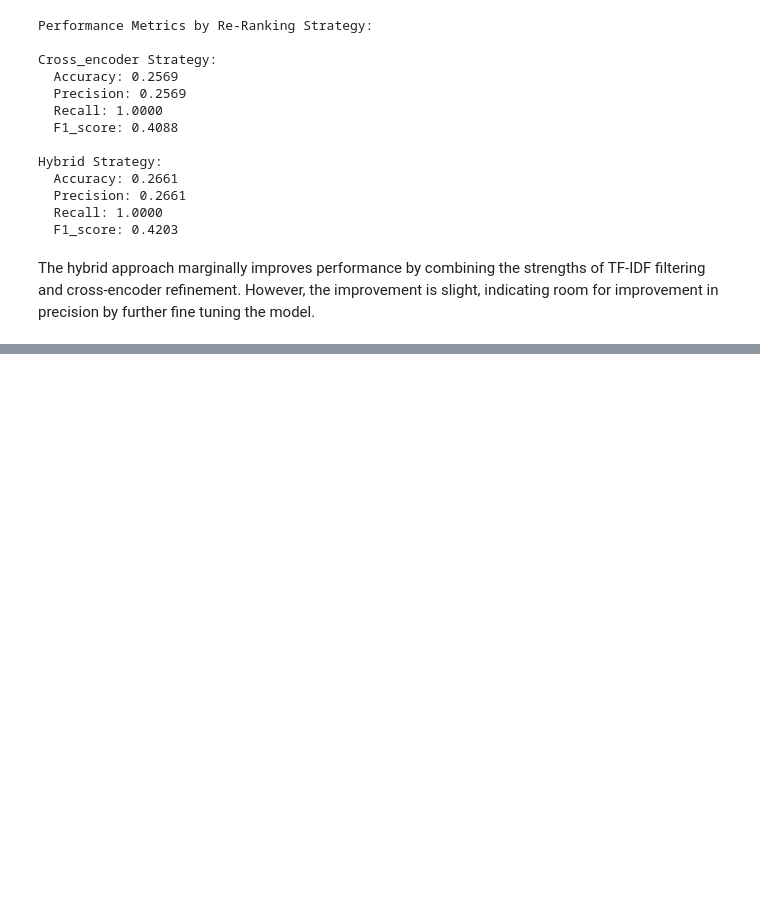
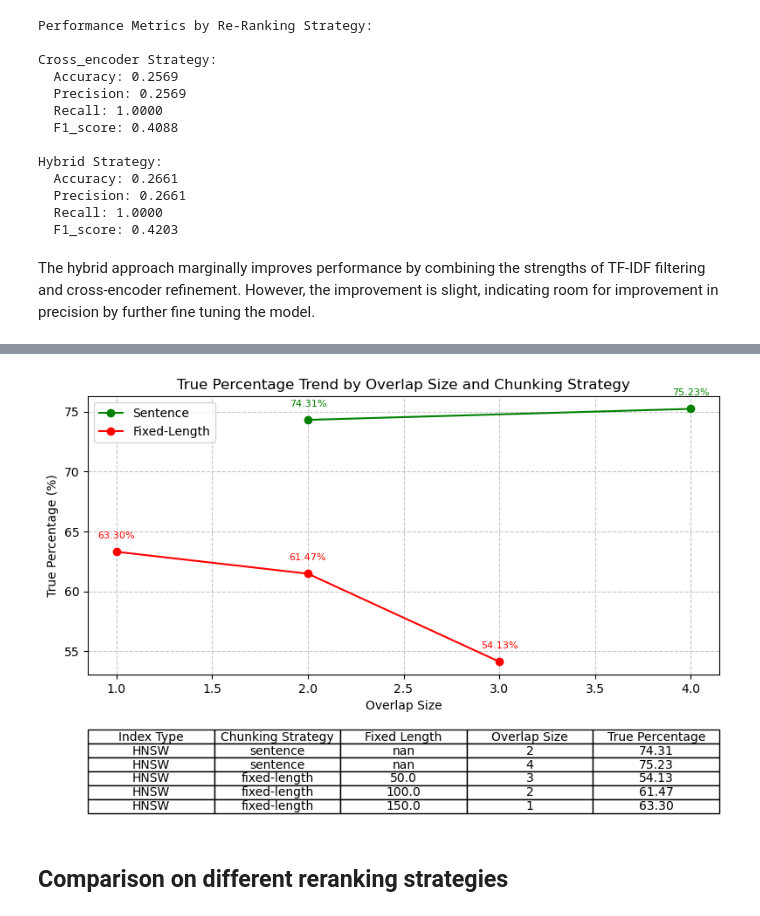
Before and after one commit to Scarlettlett/TextWave, a Jupyter notebook: textwave/notebooks/reranker_analysis.ipynb, the cells around one changed output, grey strips where cells are left out. Cells and saved outputs as stored; diff of their text form; code cells hidden in the pictures; blank space fills up the shorter version.

```diff
--- a/textwave/notebooks/reranker_analysis.ipynb
+++ b/textwave/notebooks/reranker_analysis.ipynb
@@ -288,7 +304,7 @@ sample_faiss_path = "..\\storage\\index\\faiss_index_corpus.bin"
 sample_metadata_path = "..\\storage\\index\\metadata_corpus.pkl"
 # %%
 # Initiate pipeline on corpus
-pipeline = Pipeline(index_type='brute_force')
+pipeline = Pipeline(index_type='brute_force', rerank_type="hybrid", temperature=0.2)
 # %%
 # Preprocess the document and save the index
 pipeline.preprocess_corpus(sample_corpus_path, chunking_strategy='sentence', fixed_length=None, overlap_size=2)
@@ -417,0 +483,6 @@ The hybrid approach marginally improves performance by combining the strengths o
+# %%
+# Test for different index type; Using low temperature, k=5, and rerank_type=hybrid
+index_types = ['IVF', 'brute_force', 'HNSW']
+k = 5
+temperature=0.3
+generator_model="mistral-large-latest"
@@ -417,0 +586,8 @@ The hybrid approach marginally improves performance by combining the strengths o
+# %%
+# Test for different chunking strategies
+chunking_strategies = ['sentence', 'sentence','fixed-length','fixed-length','fixed-length']
+fixed_length = [None,None,50,100,150]
+overlap_size = [2,4,3,2,1]
+k = 5
+temperature=0.3
+generator_model="mistral-large-latest"
@@ -417,0 +661,61 @@ The hybrid approach marginally improves performance by combining the strengths o
+# %%
+# Load the CSV file
+data = pd.read_csv(performance_data_path).iloc[3:9]
+
+# Format the true percentage column to 2 decimal places
+data['true_percentage'] = data['true_percentage'].apply(lambda x: f"{x:.2f}")
+
+# Separate the data based on chunking strategy
+sentence_data = data[data['chunking_strategy'] == 'sentence']
+fixed_length_data = data[data['chunking_strategy'] == 'fixed-length']
+
+# Plotting the trend lines
+plt.figure(figsize=(8, 6))
+plt.plot(
+    sentence_data['overlap_size'], sentence_data['true_percentage'].astype(float),
+    marker='o', linestyle='-', color='green', label='Sentence'
+)
+plt.plot(
+    fixed_length_data['overlap_size'], fixed_length_data['true_percentage'].astype(float),
+    marker='o', linestyle='-', color='red', label='Fixed-Length'
+)
+
+# Adding data labels for each point
+for x, y in zip(sentence_data['overlap_size'], sentence_data['true_percentage'].astype(float)):
+    plt.text(x, y + 1, f"{y:.2f}%", ha='center', va='bottom', fontsize=8, color='green')
+
+for x, y in zip(fixed_length_data['overlap_size'], fixed_length_data['true_percentage'].astype(float)):
+    plt.text(x, y + 1, f"{y:.2f}%", ha='center', va='bottom', fontsize=8, color='red')
+
+# Adding labels and title
+plt.xlabel('Overlap Size')
+plt.ylabel('True Percentage (%)')
+plt.title('True Percentage Trend by Overlap Size and Chunking Strategy')
+plt.grid(visible=True, linestyle='--', alpha=0.7)
+
+# Creating a footnote table with larger font and formatted percentages
+table_data = data[['index_type', 'chunking_strategy', 'fixed_length', 'overlap_size', 'true_percentage']].values
+col_labels = ['Index Type', 'Chunking Strategy', 'Fixed Length', 'Overlap Size', 'True Percentage']
+
+# Adding table as a footnote
+table = plt.table(
+    cellText=table_data,
+    colLabels=col_labels,
+    loc='bottom',
+    cellLoc='center',
+    bbox=[0.0, -0.5, 1.0, 0.3]
+)
+
+# Set table font size
+table.auto_set_font_size(False)
+table.set_fontsize(10)
+
+plt.tight_layout()
+
+# Display the plot
+plt.legend()
+plt.show()
+# %% [output]
+[figure, added]
+# %% [markdown]
+## Comparison on different reranking strategies
```
Also changed, not shown: parts of 32 cells of this notebook, 31 other files.
